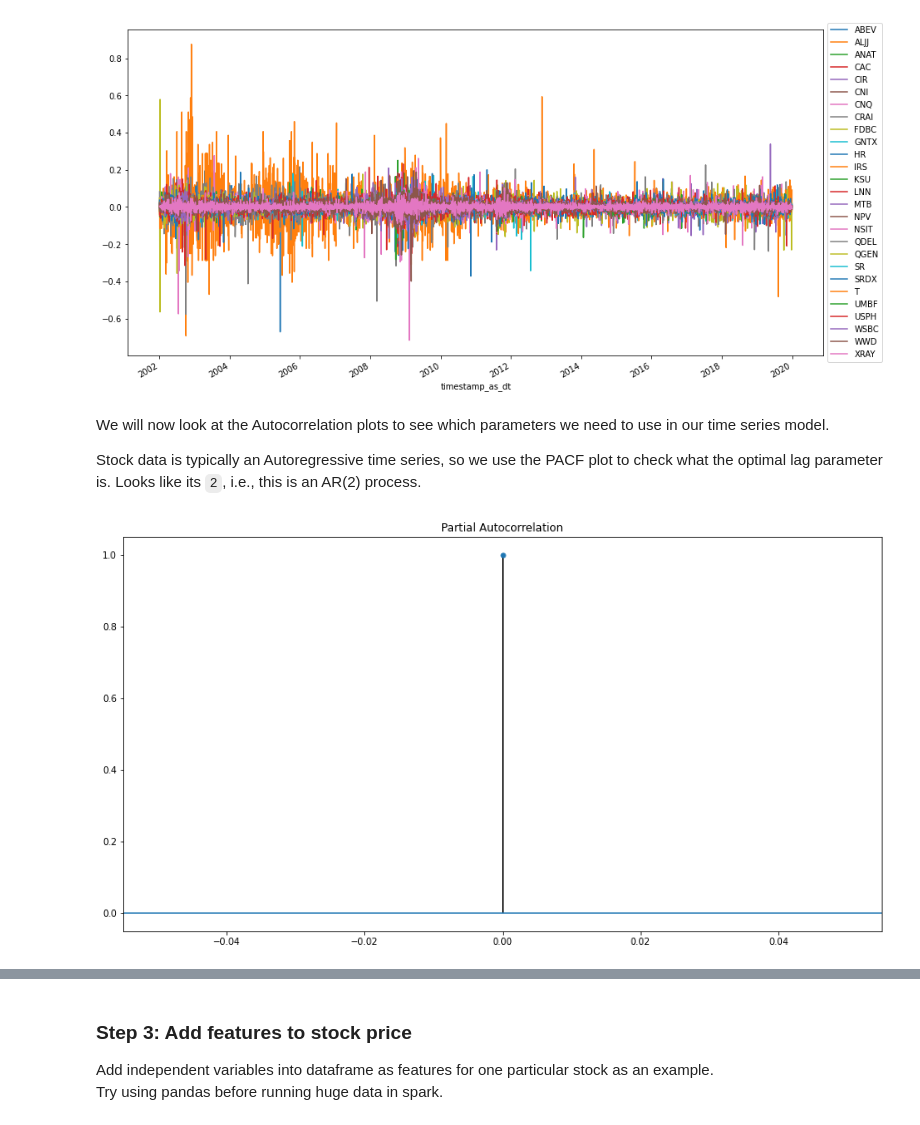
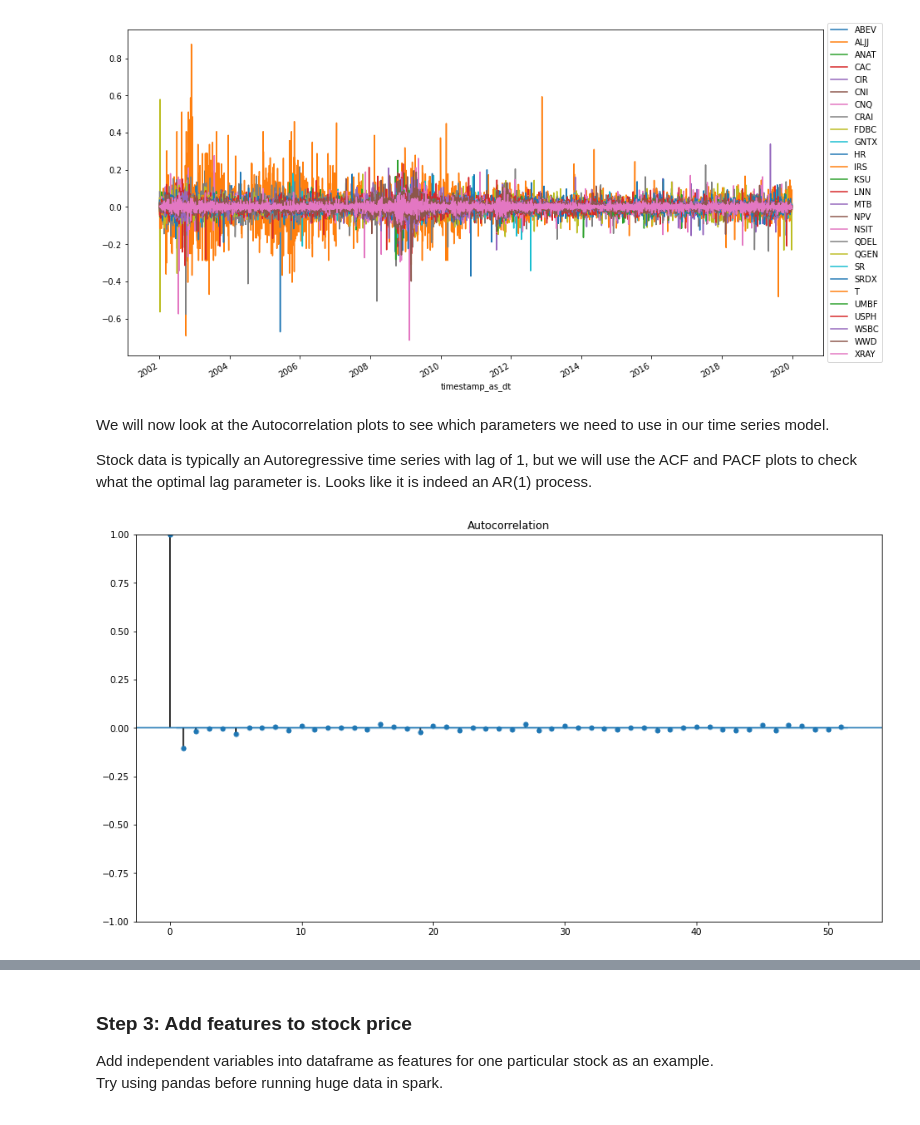
Before and after one commit to stevegbrooks/big-portfolio-learner, a Jupyter notebook: big_portfolio_learner.ipynb, the cells around one changed output, grey strips where cells are left out. Saved outputs shown, nothing was run; the diff lists cells and outputs as text; code cells hidden in the pictures.

```diff
--- a/big_portfolio_learner.ipynb
+++ b/big_portfolio_learner.ipynb
@@ -182,6 +189,9 @@ combined_data = combined_data.sort_values(by = ['symbol', 'timestamp_as_dt'])
 combined_data['adjusted_close_log'] = np.log(combined_data['adjusted_close'])
 
 combined_data['adjusted_close_log_diff'] = combined_data.groupby('symbol')['adjusted_close_log'].diff()
+
+combined_data.reset_index(inplace = True)
+combined_data.dropna(inplace = True)
 # %%
 fig, ax = plt.subplots()
 
@@ -195,9 +205,9 @@ plt.legend(loc='center left', bbox_to_anchor=(1, 0.5))
 # %% [markdown]
 We will now look at the Autocorrelation plots to see which parameters we need to use in our time series model.
 
-Stock data is typically an Autoregressive time series, so we use the PACF plot to check what the optimal lag parameter is. Looks like its `2`, i.e., this is an AR(2) process.
+Stock data is typically an Autoregressive time series with lag of 1, but we will use the ACF and PACF plots to check what the optimal lag parameter is. Looks like it is indeed an AR(1) process.
 # %%
 from statsmodels.graphics.tsaplots import plot_acf, plot_pacf
-plot_pacf(combined_data['adjusted_close_log_diff']);
+_ = plot_acf(combined_data['adjusted_close_log_diff'])
 # %% [output]
-[figure, old version]
+[figure, new version]
```
Also changed, not shown: parts of 17 cells of this notebook.
